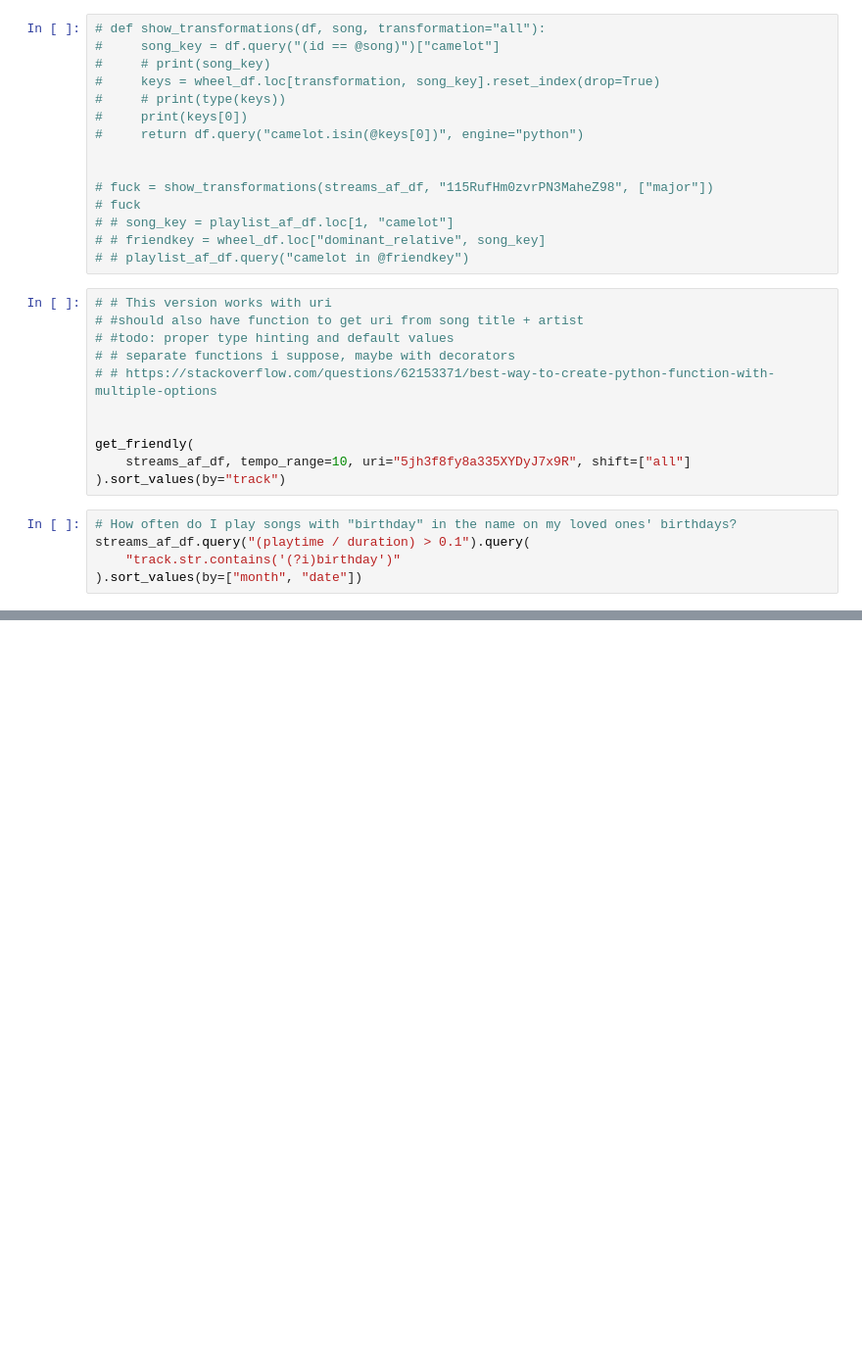
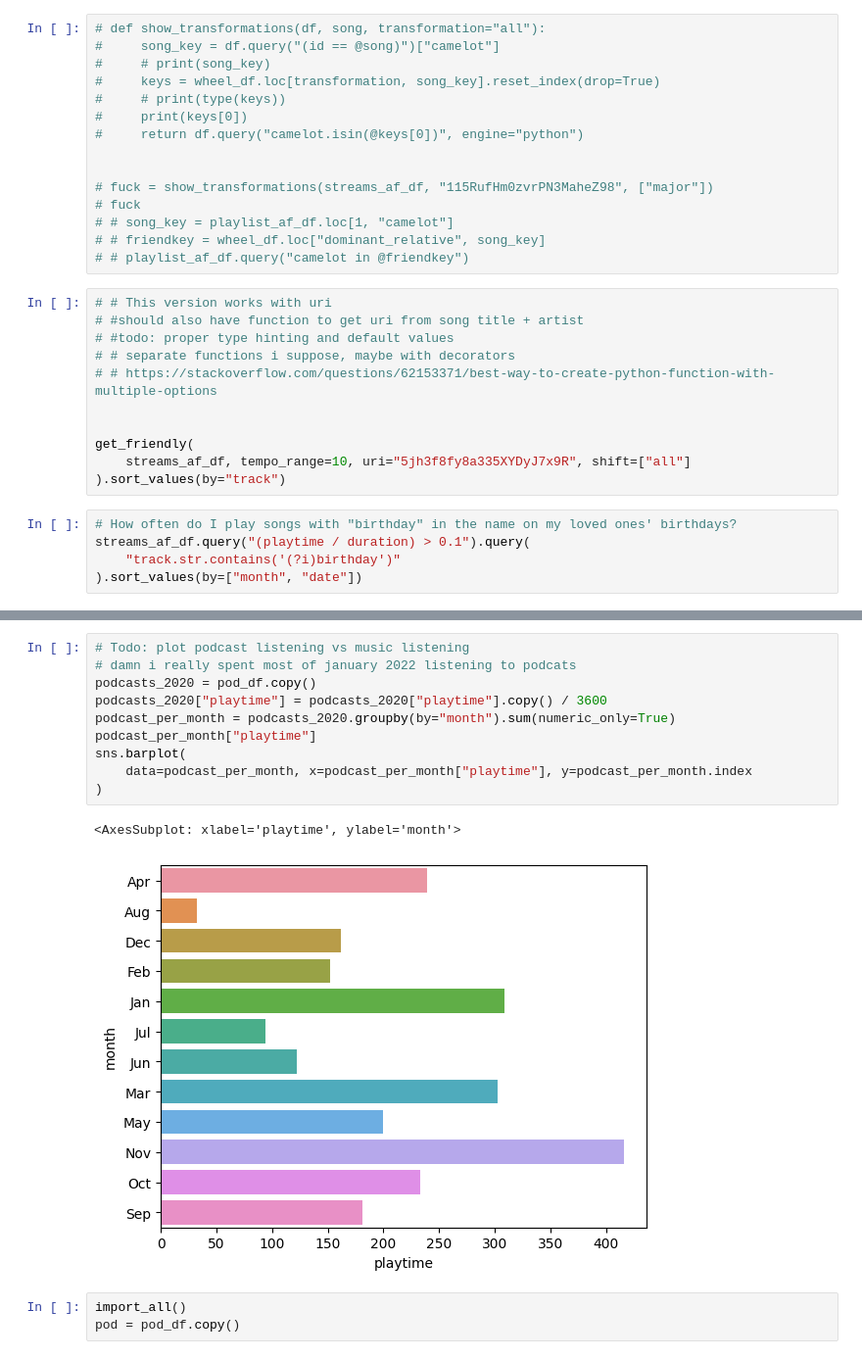
Before and after one commit to mmmuir/CL_DA2, a Jupyter notebook: spotipy_analysis.ipynb, the cells around one changed output, grey strips where cells are left out. Shown at 98% size. Saved outputs shown, nothing was run; the diff lists cells and outputs as text; blank space fills up the shorter version.

```diff
--- a/spotipy_analysis.ipynb
+++ b/spotipy_analysis.ipynb
@@ -351 +272,17 @@ pod_df
+# %%
+# Todo: plot podcast listening vs music listening
+# damn i really spent most of january 2022 listening to podcats
+podcasts_2020 = pod_df.copy()
+podcasts_2020["playtime"] = podcasts_2020["playtime"].copy() / 3600
+podcast_per_month = podcasts_2020.groupby(by="month").sum(numeric_only=True)
+podcast_per_month["playtime"]
+sns.barplot(
+    data=podcast_per_month, x=podcast_per_month["playtime"], y=podcast_per_month.index
+)
+# %% [output]
+<AxesSubplot: xlabel='playtime', ylabel='month'>
+[figure, added]
+# %%
+import_all()
+pod = pod_df.copy()
 # %%
```
Also changed, not shown: parts of 13 cells of this notebook, 2 other files.
